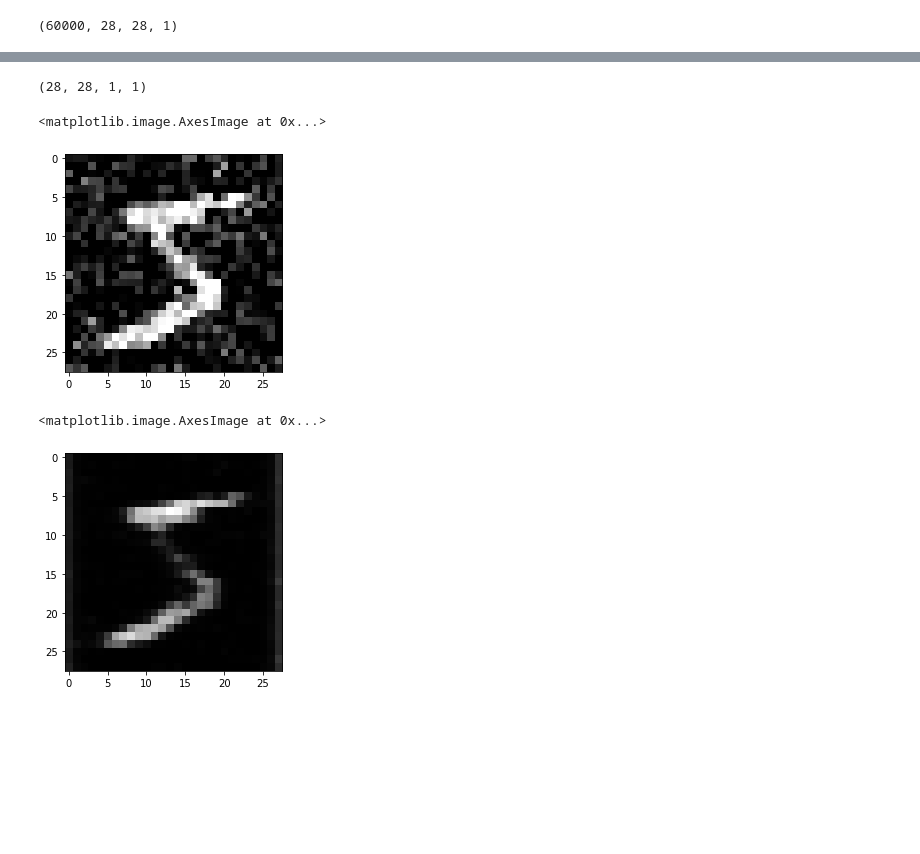
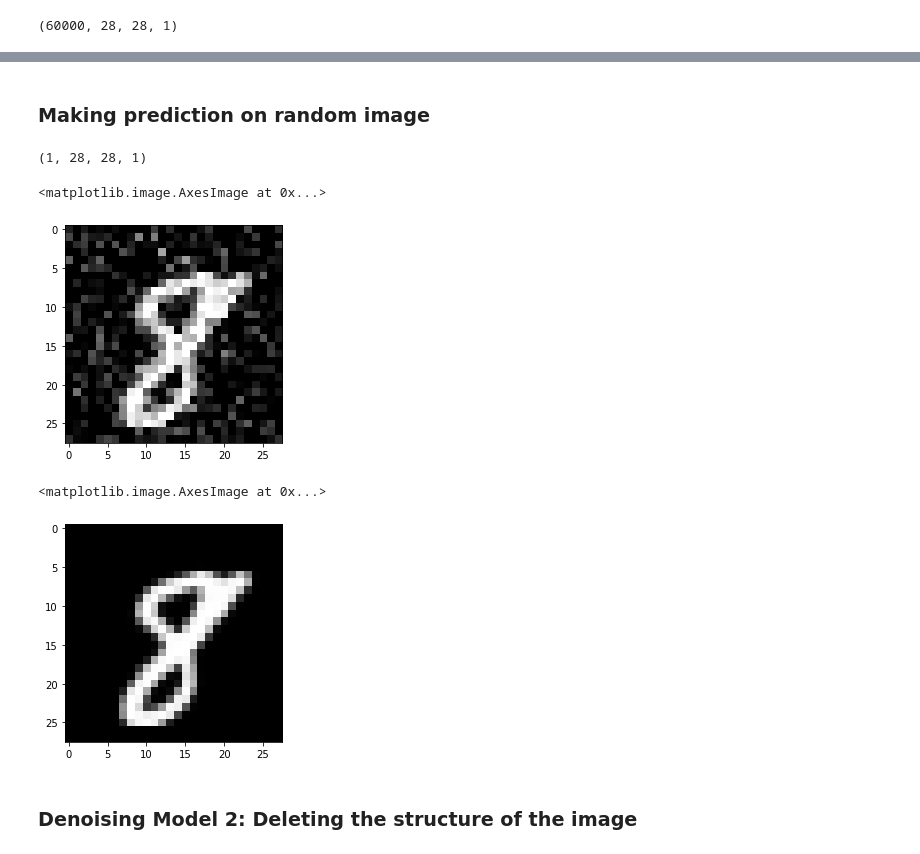
Before and after one commit to MeghanshBansal/Image-Denoising-using-AutoEncoders, a Jupyter notebook: Denoising Image.ipynb, the cells around one changed output, grey strips where cells are left out. Cells and saved outputs as stored; diff of their text form; code cells hidden in the pictures; blank space fills up the shorter version.

Commit message:
Created new model

```diff
--- a/Denoising Image.ipynb
+++ b/Denoising Image.ipynb
@@ -88,7 +111,8 @@ class Denoise(keras.Model):
         self.decoder_model = keras.models.Sequential([
             keras.layers.Conv2DTranspose(32, (3, 3), activation='elu', padding='same'),
             keras.layers.Conv2DTranspose(64, (3, 3), activation='elu', padding='same'),
-            keras.layers.Conv2D(1, (3, 3), activation='sigmoid', padding='same')
+            keras.layers.Conv2D(1, (3, 3), activation='sigmoid', padding='same'),
+            keras.layers.Reshape((28, 28, 1)),
         ])
 
     def call(self, x):
@@ -98,7 +124,7 @@ class Denoise(keras.Model):
 # %%
 denoise = Denoise()
 early_stopping = keras.callbacks.EarlyStopping(patience=3, monitor='val_loss')
-denoise.compile(optimizer='adam', loss =keras.losses.MeanSquaredError(), metrics=['Accuracy'])
+denoise.compile(optimizer='adam', loss =keras.losses.MeanSquaredError(), metrics=['accuracy'])
 denoise.fit(x_train_noisy, x_train, validation_data=(x_test_noisy, x_test), epochs=100, callbacks=[early_stopping], shuffle=True)
 # %% [output]
 Epoch 1/100
@@ -134,14 +156,22 @@ WARNING:tensorflow:Model was constructed with shape (None, 28, 28, 1) for input
+# %% [markdown]
+### Making prediction on random image
+# %%
+random_image = 55
+image = x_train_noisy[random_image][tf.newaxis, ...]
+prediction = denoise.predict(image)
 # %%
 prediction.shape
 # %% [output]
-(28, 28, 1, 1)
+(1, 28, 28, 1)
 # %%
-plt.imshow(tf.squeeze(x_train_noisy[0]))
+plt.imshow(tf.squeeze(x_train_noisy[random_image]))
 # %% [output]
 <matplotlib.image.AxesImage at 0x...>
-[figure, old version]
+[figure, new version]
 # %%
 plt.imshow(tf.squeeze(prediction))
 # %% [output]
 <matplotlib.image.AxesImage at 0x...>
-[figure, old version]
+[figure, new version]
+# %% [markdown]
+### Denoising Model 2: Deleting the structure of the image
```
Also changed, not shown: parts of 25 cells of this notebook.
